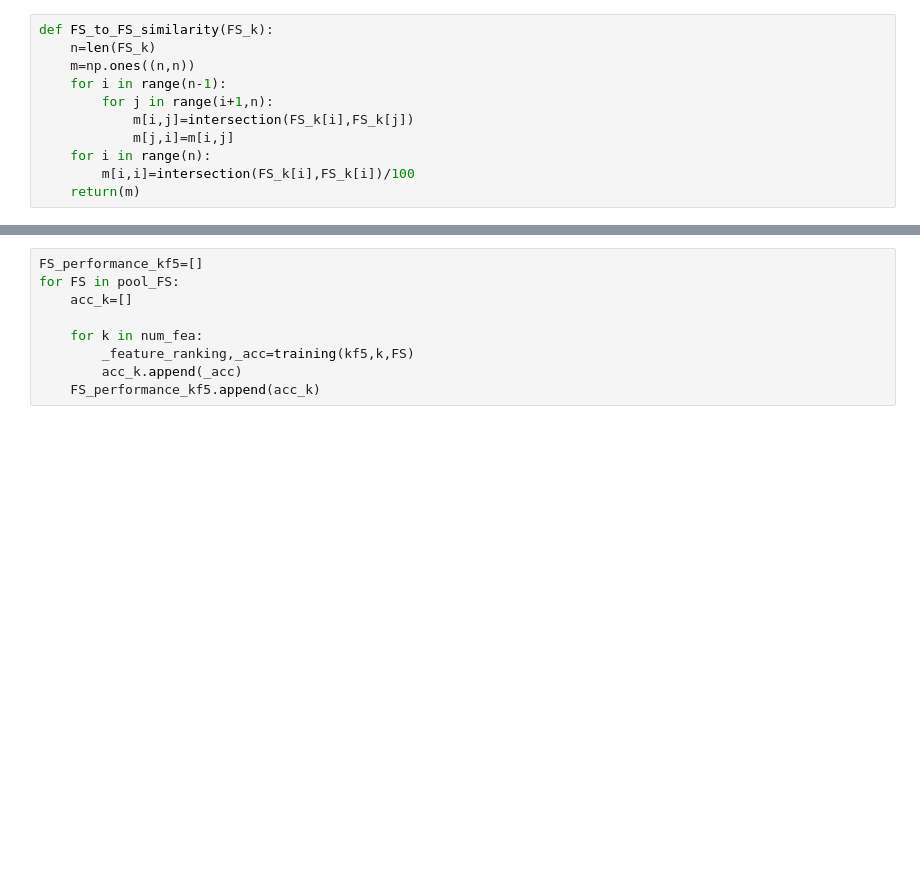
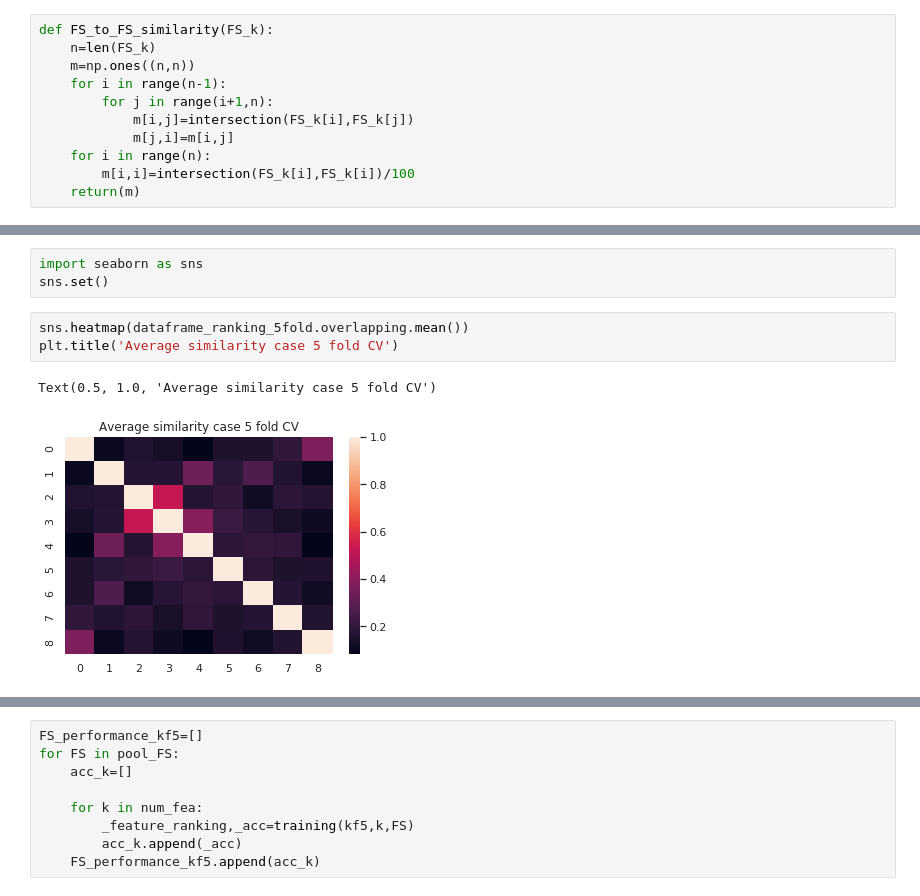
Before and after one commit to Raouaaa/Master_project, a Jupyter notebook: FS-RH.ipynb, the cells around one changed output, grey strips where cells are left out. Cells and saved outputs as stored; diff of their text form; blank space fills up the shorter version.

```diff
--- a/FS-RH.ipynb
+++ b/FS-RH.ipynb
@@ -263,0 +500,9 @@ kf5.get_n_splits(X)
+# %%
+import seaborn as sns
+sns.set()
+# %%
+sns.heatmap(dataframe_ranking_5fold.overlapping.mean())
+plt.title('Average similarity case 5 fold CV')
+# %% [output]
+Text(0.5, 1.0, 'Average similarity case 5 fold CV')
+[figure, added]
```
Also changed, not shown: parts of 98 cells of this notebook, 18 other files.
